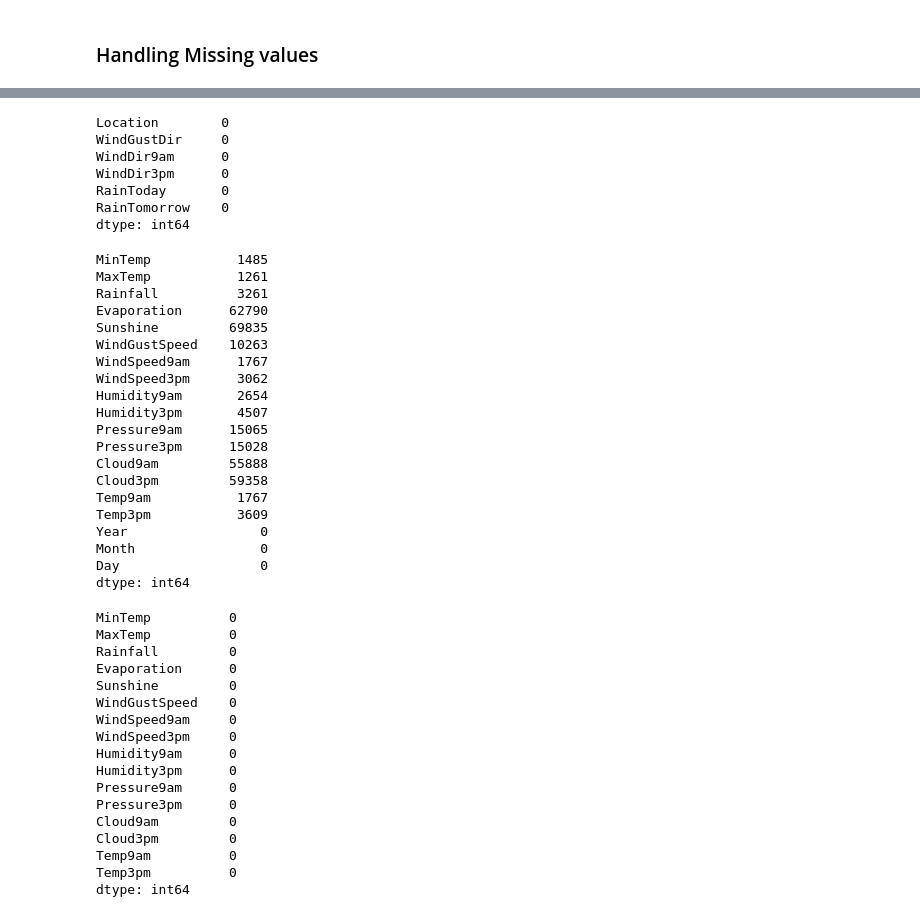
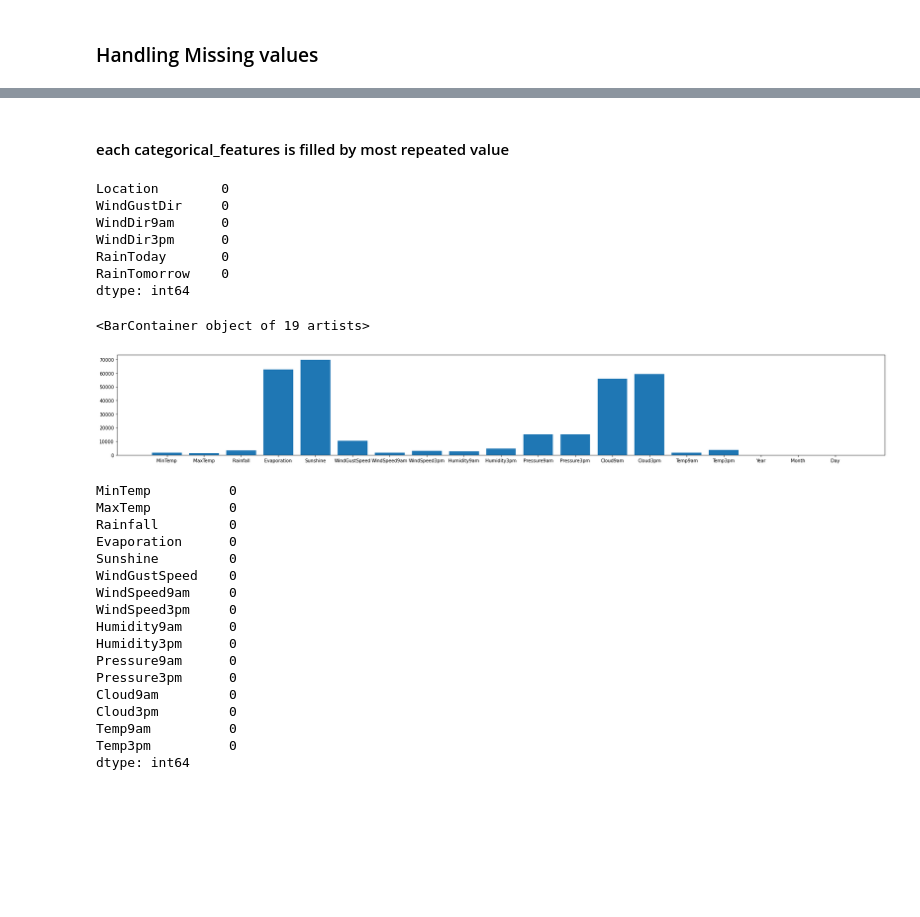
Before and after one commit to devyetii/Rain-Predictor, a Jupyter notebook: preprocessing.ipynb, the cells around one changed output, grey strips where cells are left out. Cells and saved outputs as stored; diff of their text form; code cells hidden in the pictures; blank space fills up the shorter version.

```diff
--- a/preprocessing.ipynb
+++ b/preprocessing.ipynb
@@ -105,2 +100,4 @@ dtype: int64
 [figure]
+# %% [markdown]
+#### each categorical_features is filled by most repeated value
 # %%
@@ -119,29 +115,12 @@ RainTomorrow    0
 dtype: int64
 # %%
 num_col = [num_col for num_col in data.columns if data[num_col].dtype !="O"]
-#numerical features extraction from the data
-missing_num = data[num_col].isnull().sum()    # counting missing values in each  num_feature
+missing_num = data[num_col].isnull().sum()
 missing_num
+plt.figure(figsize= (30,4))
+plt.bar(missing_num.index,missing_num.values )
 # %% [output]
-MinTemp           1485
-MaxTemp           1261
-Rainfall          3261
-Evaporation      62790
-Sunshine         69835
-WindGustSpeed    10263
-WindSpeed9am      1767
-WindSpeed3pm      3062
-Humidity9am       2654
-Humidity3pm       4507
-Pressure9am      15065
-Pressure3pm      15028
-Cloud9am         55888
-Cloud3pm         59358
-Temp9am           1767
-Temp3pm           3609
-Year                 0
-Month                0
-Day                  0
-dtype: int64
+<BarContainer object of 19 artists>
+[figure, added]
 # %%
 # Remove Outliers from Numerical Features
```
Also changed, not shown: parts of 25 cells of this notebook.
